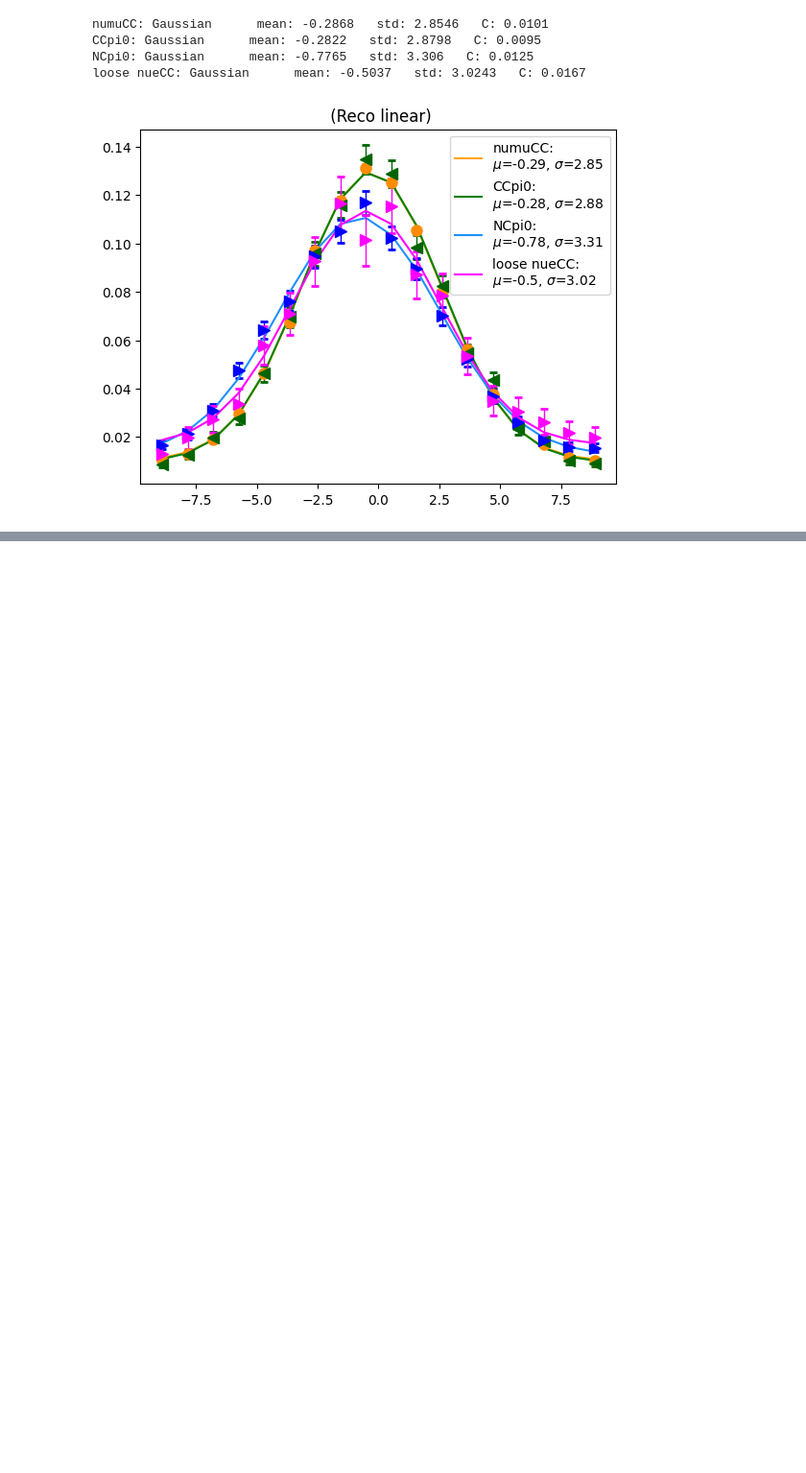
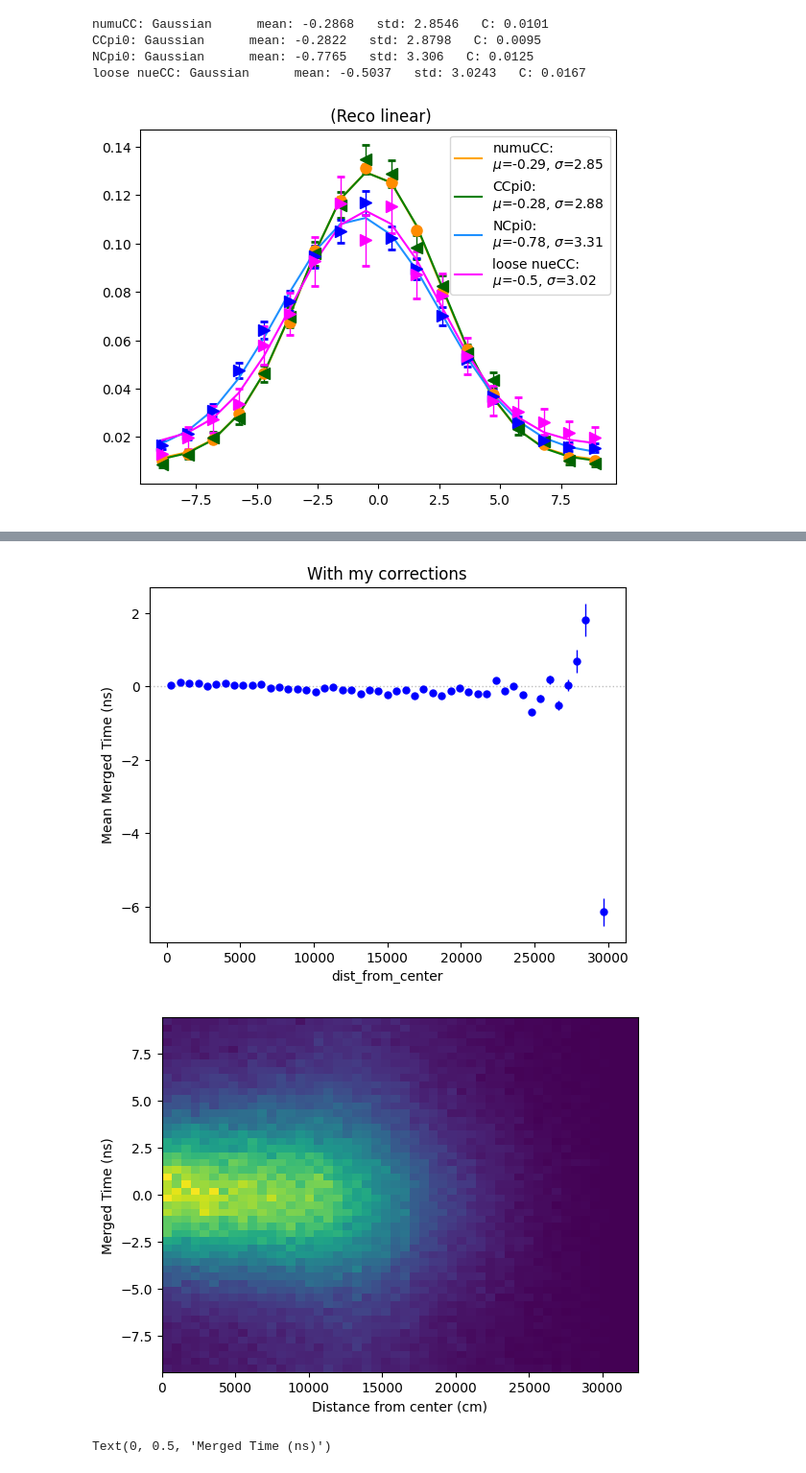
Before and after one commit to yottabyte9/uBoone, a Jupyter notebook: ns_runs_1-3.ipynb, the cells around one changed output, grey strips where cells are left out. Shown at 96% size. Saved outputs shown, nothing was run; the diff lists cells and outputs as text; code cells hidden in the pictures; blank space fills up the shorter version.

```diff
--- a/ns_runs_1-3.ipynb
+++ b/ns_runs_1-3.ipynb
@@ -642,7 +642,6 @@ output_dir = "plots"
 os.makedirs(output_dir, exist_ok=True)
 
 def plot_merge_time_spread( x_var, bins, nbins=18, selection_query=CCpi0_query):
-    output_dir = "plots"
     selections = [CCpi0_query, NCpi0_bdt_query, "numu_score > 0.9", "nue_score > 4"]
     for selection in selections:
         selection_query = selection
@@ -675,9 +674,9 @@ def plot_merge_time_spread( x_var, bins, nbins=18, selection_query=CCpi0_query):
         plt.ylabel("Mean Merged Time (ns)")
         plt.axhline(0, color='gray', linestyle=':', linewidth=1, alpha=0.5)
         plt.legend(loc='upper left')
-    fname = f"{"BNB_runs1-3_"}{x_var}.png".replace(" ", "_")
+'''    fname = f"{"BNB_runs1-3_"}{x_var}.png".replace(" ", "_")
     plt.savefig(os.path.join(output_dir, fname), bbox_inches='tight')
-    plt.close()
+    plt.close()'''
 
 
     '''#plt.figure(dpi=150)
@@ -1672,0 +1666,19 @@ loose nueCC: Gaussian      mean: -0.5037   std: 3.0243   C: 0.0167
+# %%
+df_bnb_all["dist_from_center"] = (df_bnb_all["reco_nuvtxX"]-128)**2 + df_bnb_all["reco_nuvtxY"]**2
+plot_merge_time_spread("dist_from_center", np.linspace(0, 30000, 50), 30)
+plt.title("With my corrections")
+plt.show()
+
+plt.hist2d(df_bnb_all["dist_from_center"], df_bnb_all["merge_time_new"], bins=50, range=((0, 180**2), (-9.42, 9.42)))
+plt.xlabel("Distance from center (cm)")
+plt.ylabel("Merged Time (ns)")
+plt.show()
+
+
+plt.hist2d(df_bnb_all["dist_from_center"], df_bnb_all["merge_time"], bins=50, range=((0, 180**2), (-9.42, 9.42)))
+plt.xlabel("Distance from center (cm)")
+plt.ylabel("Merged Time (ns)")
+# %% [output]
+[figure, added]
+[figure, added]
+Text(0, 0.5, 'Merged Time (ns)')
```
Also changed, not shown: parts of 13 cells of this notebook.
